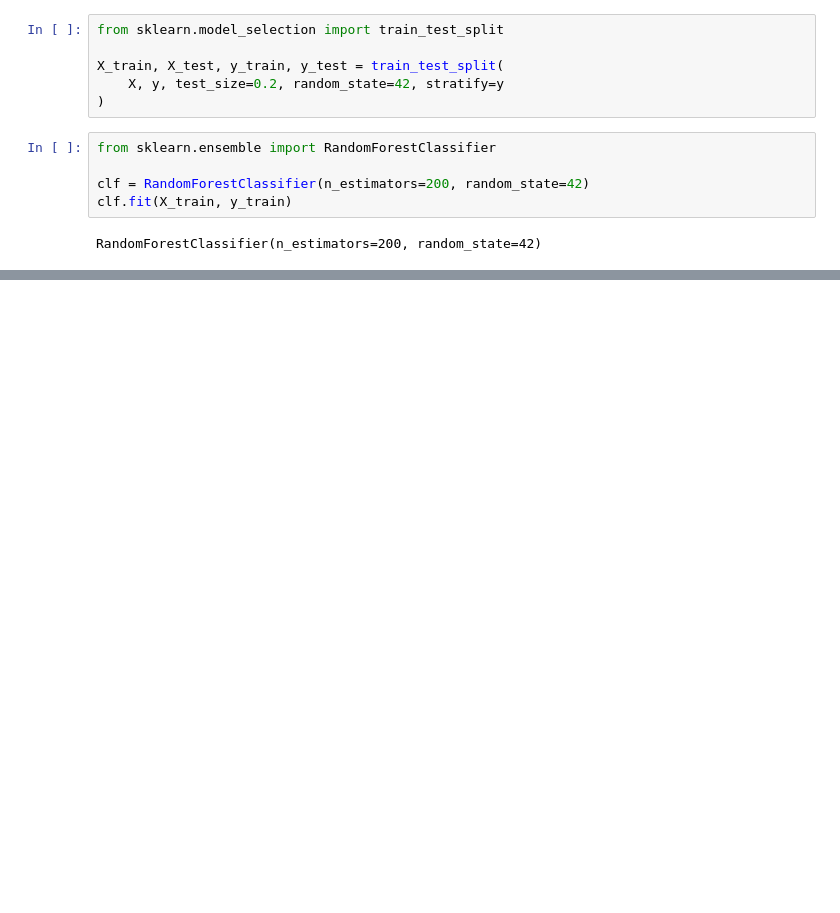
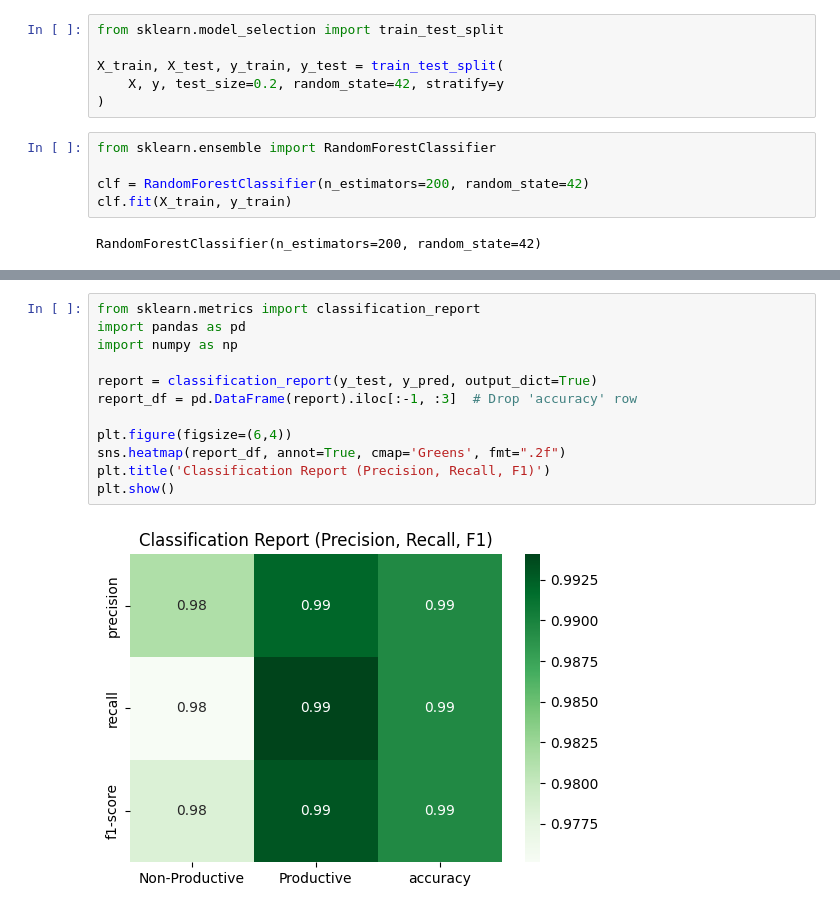
Before and after one commit to AN160404/Playlist-Productivity-Predictor, a Jupyter notebook: new.ipynb, the cells around one changed output, grey strips where cells are left out. Drawn from its saved outputs; the diff is of its cells as text; blank space fills up the shorter version.

```diff
--- a/new.ipynb
+++ b/new.ipynb
@@ -417,0 +446,14 @@ Mean CV accuracy: 0.9841918509527015
+# %%
+from sklearn.metrics import classification_report
+import pandas as pd
+import numpy as np
+
+report = classification_report(y_test, y_pred, output_dict=True)
+report_df = pd.DataFrame(report).iloc[:-1, :3]  # Drop 'accuracy' row
+
+plt.figure(figsize=(6,4))
+sns.heatmap(report_df, annot=True, cmap='Greens', fmt=".2f")
+plt.title('Classification Report (Precision, Recall, F1)')
+plt.show()
+# %% [output]
+[figure, added]
```
Also changed, not shown: parts of 13 cells of this notebook.
